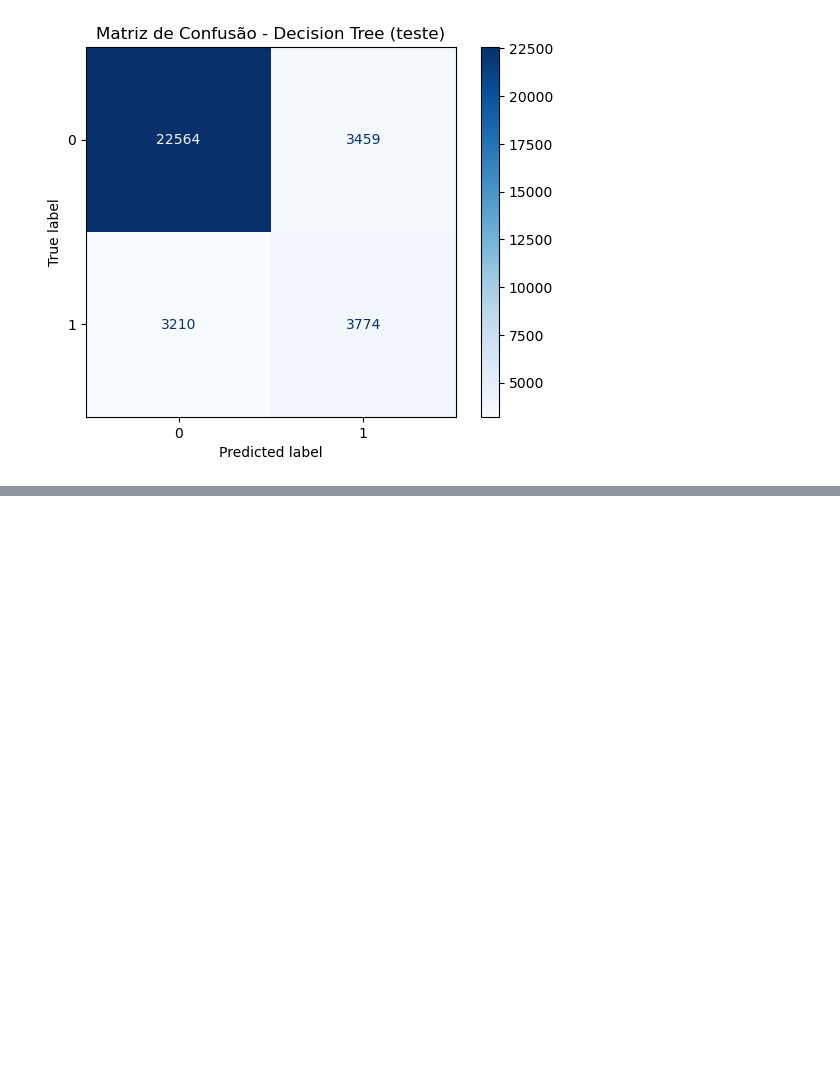
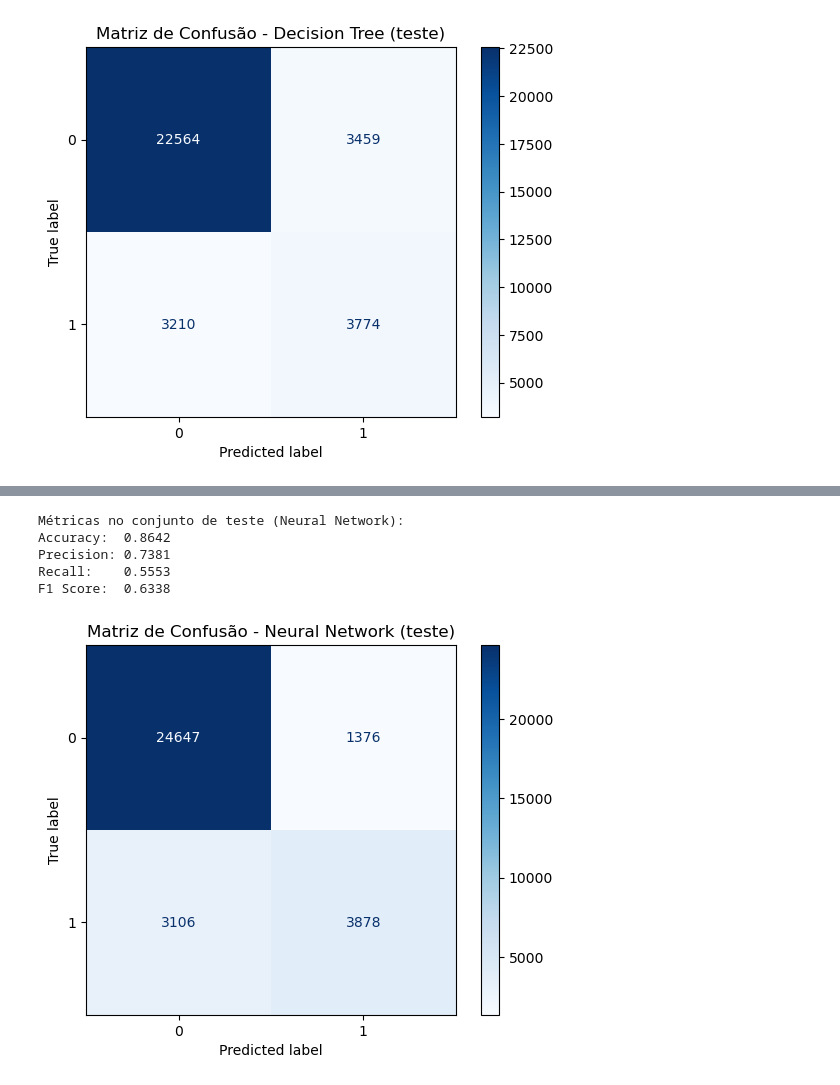
Before and after one commit to asilva1604/iart2-feup-2425, a Jupyter notebook: main.ipynb, the cells around one changed output, grey strips where cells are left out. Drawn from its saved outputs; the diff is of its cells as text; code cells hidden in the pictures; blank space fills up the shorter version.

Commit message:
added neural network

```diff
--- a/main.ipynb
+++ b/main.ipynb
@@ -212,0 +220,44 @@ plt.show()
+# %%
+from sklearn.neural_network import MLPClassifier
+
+# 10. Treinar modelo Neural Network
+nn_model = MLPClassifier(hidden_layer_sizes=(100,), max_iter=500, random_state=42)  # Pode ajustar os parâmetros
+nn_model.fit(X_train_processed, y_train)
+
+# Avaliar no conjunto de teste
+y_pred_nn = nn_model.predict(X_test_processed)
+
+# Calcular métricas
+accuracy_nn = accuracy_score(y_test, y_pred_nn)
+precision_nn = precision_score(y_test, y_pred_nn)
+recall_nn = recall_score(y_test, y_pred_nn)
+f1_nn = f1_score(y_test, y_pred_nn)
+cm_nn = confusion_matrix(y_test, y_pred_nn)
+
+# Guardar resultados no dicionário
+results["Neural Network"] = {
+    "Accuracy": accuracy_nn,
+    "Precision": precision_nn,
+    "Recall": recall_nn,
+    "F1 Score": f1_nn,
+    "Confusion Matrix": cm_nn
+}
+
+# Mostrar resultados
+print("\nMétricas no conjunto de teste (Neural Network):")
+print(f"Accuracy:  {accuracy_nn:.4f}")
+print(f"Precision: {precision_nn:.4f}")
+print(f"Recall:    {recall_nn:.4f}")
+print(f"F1 Score:  {f1_nn:.4f}")
+
+disp_nn = ConfusionMatrixDisplay(confusion_matrix=cm_nn, display_labels=nn_model.classes_)
+disp_nn.plot(cmap="Blues")
+plt.title("Matriz de Confusão - Neural Network (teste)")
+plt.show()
+# %% [output]
+Métricas no conjunto de teste (Neural Network):
+Accuracy:  0.8642
+Precision: 0.7381
+Recall:    0.5553
+F1 Score:  0.6338
+[figure, added]
```
Also changed, not shown: parts of 1 cell of this notebook.
